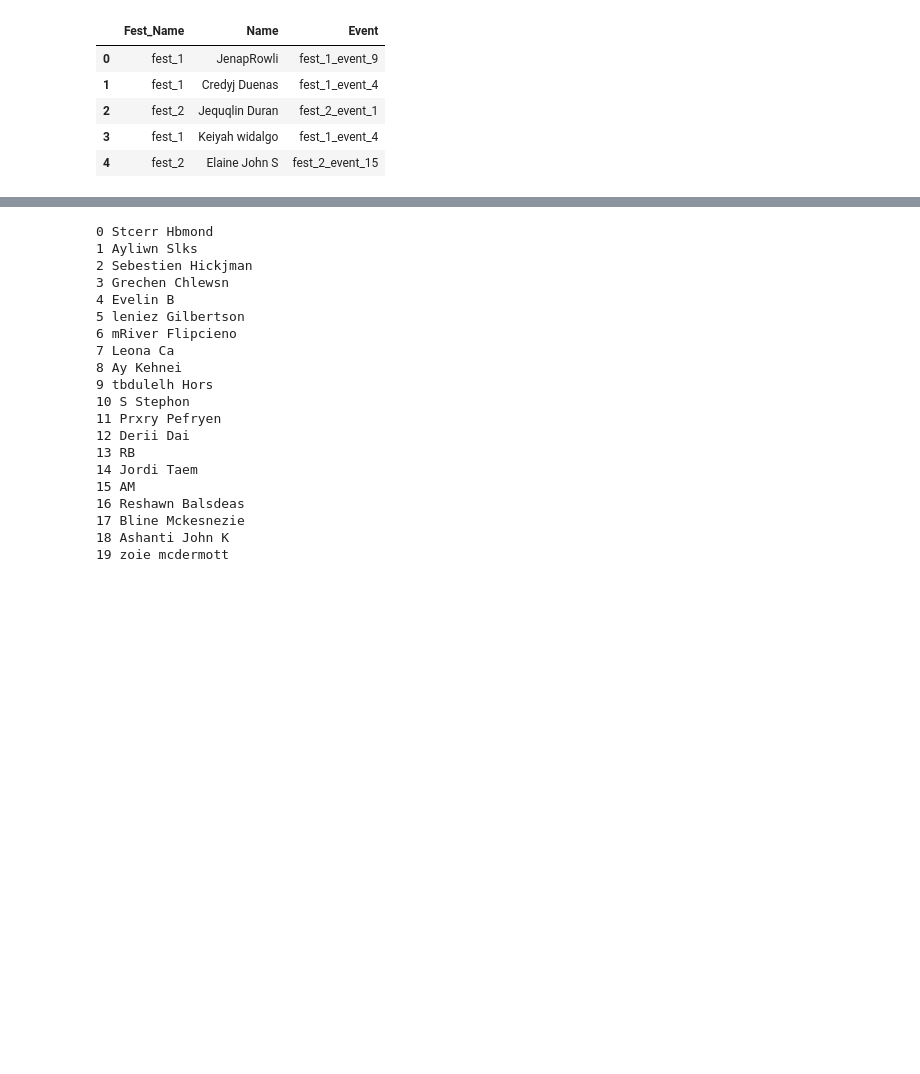
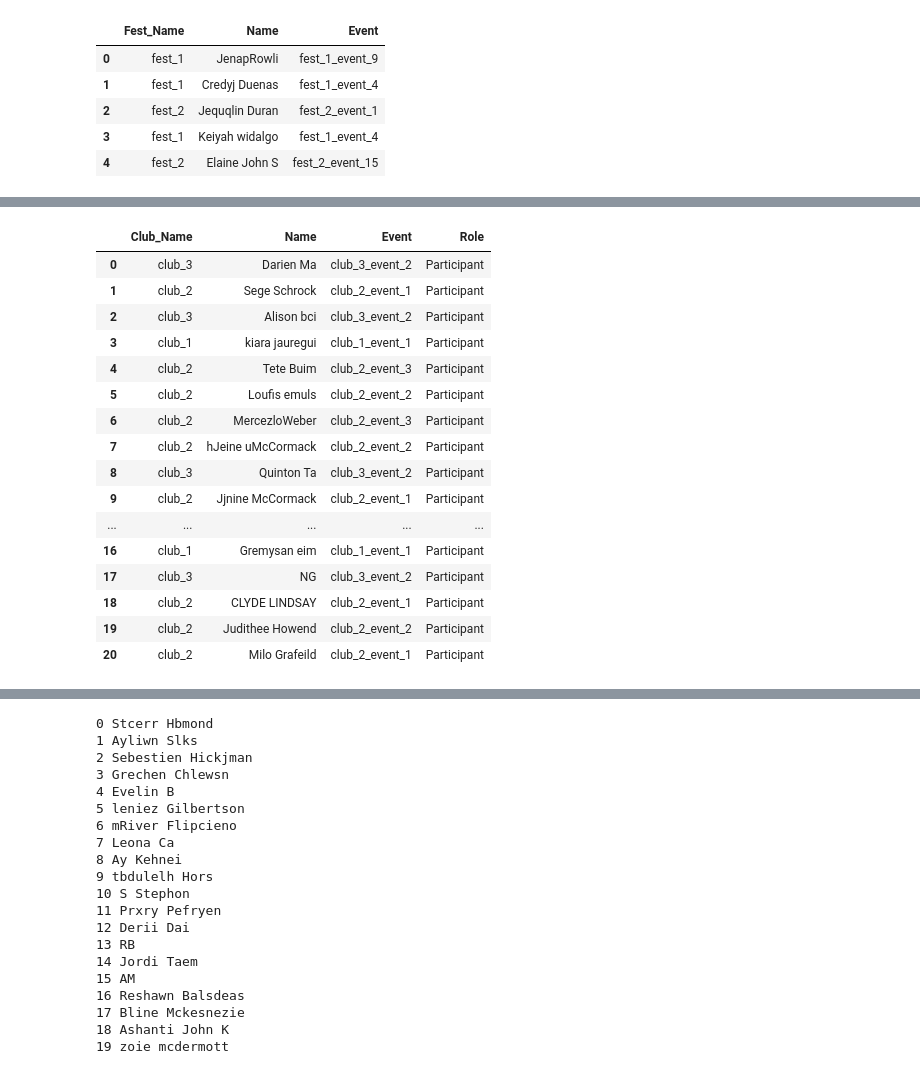
Before and after one commit to Baka-14/MindGraph-Hackathon, a Jupyter notebook: testing.ipynb, the cells around one changed output, grey strips where cells are left out. Saved outputs shown, nothing was run; the diff lists cells and outputs as text; code cells hidden in the pictures; blank space fills up the shorter version.

```diff
--- a/testing.ipynb
+++ b/testing.ipynb
@@ -77,0 +113,20 @@ Natalia Huff
+# %%
+df_club.head(21) #wrong names
+# %% [output]
+|  | Club_Name | Name | Event | Role |
+| 0 | club_3 | Darien Ma | club_3_event_2 | Participant |
+| 1 | club_2 | Sege Schrock | club_2_event_1 | Participant |
+| 2 | club_3 | Alison bci | club_3_event_2 | Participant |
+| 3 | club_1 | kiara jauregui | club_1_event_1 | Participant |
+| 4 | club_2 | Tete Buim | club_2_event_3 | Participant |
+| 5 | club_2 | Loufis emuls | club_2_event_2 | Participant |
+| 6 | club_2 | MercezloWeber | club_2_event_3 | Participant |
+| 7 | club_2 | hJeine uMcCormack | club_2_event_2 | Participant |
+| 8 | club_3 | Quinton Ta | club_3_event_2 | Participant |
+| 9 | club_2 | Jjnine McCormack | club_2_event_1 | Participant |
+| ... | ... | ... | ... | ... |
+| 16 | club_1 | Gremysan eim | club_1_event_1 | Participant |
+| 17 | club_3 | NG | club_3_event_2 | Participant |
+| 18 | club_2 | CLYDE LINDSAY | club_2_event_1 | Participant |
+| 19 | club_2 | Judithee Howend | club_2_event_2 | Participant |
+| 20 | club_2 | Milo Grafeild | club_2_event_1 | Participant |
```
Also changed, not shown: parts of 11 cells of this notebook, 1 other file.
